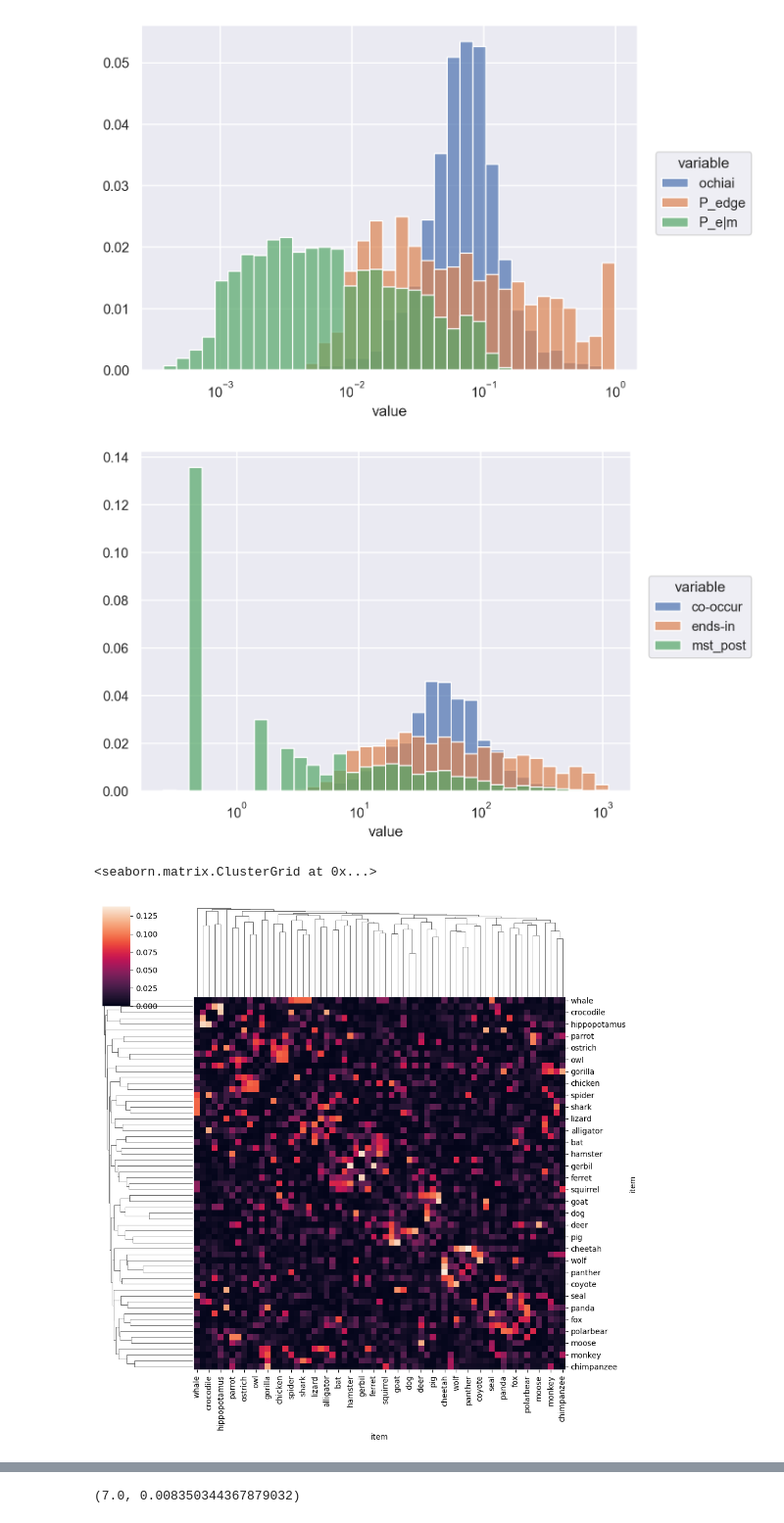
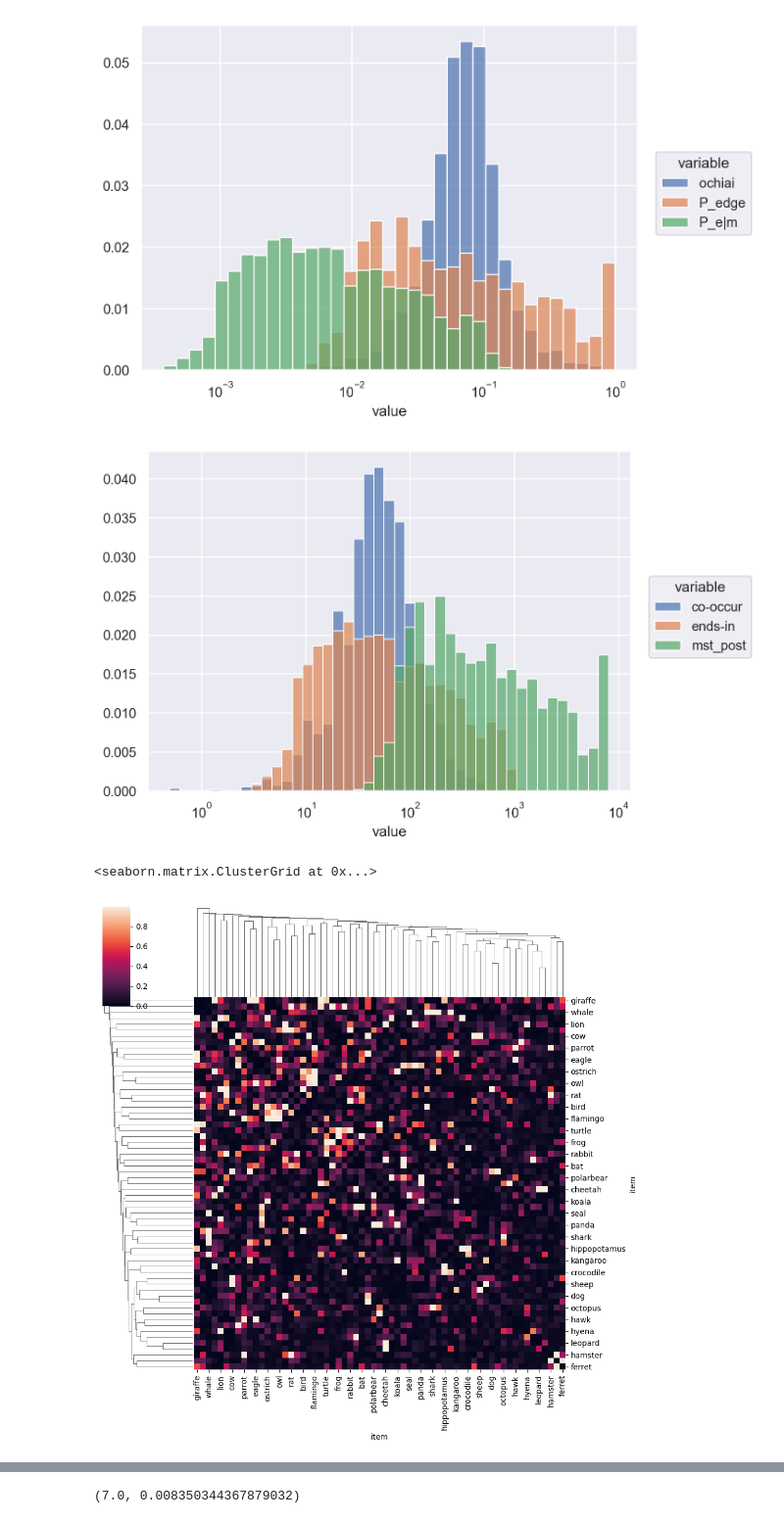
Before and after one commit to usnistgov/affinis, a Jupyter notebook: docs/fluency.ipynb, the cells around one changed output, grey strips where cells are left out. Shown at 98% size. Drawn from its saved outputs; the diff is of its cells as text; code cells hidden in the pictures.

Commit message:
working dvc random graph pipe

```diff
--- a/docs/fluency.ipynb
+++ b/docs/fluency.ipynb
@@ -215,24 +219,28 @@ masked_dists=obs_mask_dists(X, est_dists)
 # (unroll_node_obs(roll_X)[1].astype(bool)).sum()
 # %%
 from affinis.distance import adjusted_forest_dists
-# %%timeit
-E_obs=sprs.coo_array([
-    # masked_subset_mst(i) for i in masked_dists
-    _sq(sprs.csgraph.minimum_spanning_tree(
-        get_mask(_sq(est_dists),i)
-    ).todense()>0)
-    # for i in animals.values
-    for i in X
-])
+# # # %%timeit
+# E_obs=sprs.coo_array([
+#     # masked_subset_mst(i) for i in masked_dists
+#     _sq(sprs.csgraph.minimum_spanning_tree(
+#         get_mask(_sq(est_dists),i)
+#     ).todense()>0)
+#     # for i in animals.values
+#     for i in X
+# ])
 
-add_pmf = (E_obs.sum(axis=0)+0.5)/(E_obs.shape[0]+1)
+# add_pmf = (E_obs.sum(axis=0)+0.5)/(E_obs.shape[0]+1)
 
 
-# mst_post = E_obs.shape[0]*(E_obs.sum(axis=0)+0.5)*_sq(coocur_prob(X, pseudocts=0.5))/(_sq(X.T@X)+1)
-evd_L = (E_obs.sum(axis=0)+0.5)/(unroll_node_obs(X).sum(axis=0)+1)
-
-# mst_post = X.shape[1]*(E_obs.sum(axis=0)+0.5)*_sq(coocur_prob(X, pseudocts=0.5))/(_sq(X.T@X)+1)
-mst_post = X.shape[0]*evd_L*_sq(coocur_prob(X, pseudocts=0.5))
+# # # mst_post = E_obs.shape[0]*(E_obs.sum(axis=0)+0.5)*_sq(coocur_prob(X, pseudocts=0.5))/(_sq(X.T@X)+1)
+# # evd_L = (E_obs.sum(axis=0)+0.5)/(unroll_node_obs(X).sum(axis=0)+1)
+# evd_L = (E_obs.sum(axis=0)+0.5)/_sq(X.T@X+1.)
+# # # mst_post = X.shape[1]*(E_obs.sum(axis=0)+0.5)*_sq(coocur_prob(X, pseudocts=0.5))/(_sq(X.T@X)+1)
+# mst_post = X.shape[0]*evd_L*_sq(coocur_prob(X, pseudocts=0.5))
+# # # post_L = -_sq(_norm_diag(np.diag(np.sum(_sq(post_L), axis=1))-_sq(post_L)))
+# post_L
+from affinis.associations import spanning_forests_edge_prob, spanning_forests_edge_rate
+evd_L = _sq(spanning_forests_edge_prob(sprs.csr_array(X)))
+mst_post = evd_L*X.shape[0]
 post_L=evd_L*_sq(adjusted_forest_dists((lambda a: np.diag(a.sum(axis=0))-a)(_sq(evd_L)), beta=100))
-# post_L = -_sq(_norm_diag(np.diag(np.sum(_sq(post_L), axis=1))-_sq(post_L)))
-post_L
+# post_L = _sq(spanning_forests_edge_rate(X))
@@ -300,11 +309,13 @@ so.Plot(pd.DataFrame({
 # sns.histplot(X.shape[0]*post_L, log_scale=True, fill=False)
 # sns.histplot(X.shape[0]*_sq(_norm_diag(forest((lambda a: np.diag(a.sum(axis=0))-a)(_sq(evd_L)), beta=5))))
 # %% [output]
-[figure, old version]
+[figure, new version]
 # %%
-sns.clustermap(pd.DataFrame(_sq(post_L), columns=animals.columns, index=animals.columns))
+sns.clustermap(pd.DataFrame(_sq(evd_L), columns=animals.columns, index=animals.columns),
+               # mask = _sq(min_connected_filter(evd_L).mask)
+              )
 # sns.heatmap(_norm_diag(1-forest(edge_mask_to_laplacian(np.ma.masked_less(evd_L, 0.1)), beta=1)))
 # sns.heatmap(forest(edge_mask_to_laplacian(np.ma.masked_less(evd_L, 0.1)), beta=1)/np.sqrt(1-_outer(np.multiply, 1-np.diag(forest(edge_mask_to_laplacian(np.ma.masked_less(evd_L, 0.1)), beta=1)))))
 # %% [output]
 <seaborn.matrix.ClusterGrid at 0x...>
-[figure, old version]
+[figure, new version]
```
Also changed, not shown: parts of 31 cells of this notebook, 13 other files.
